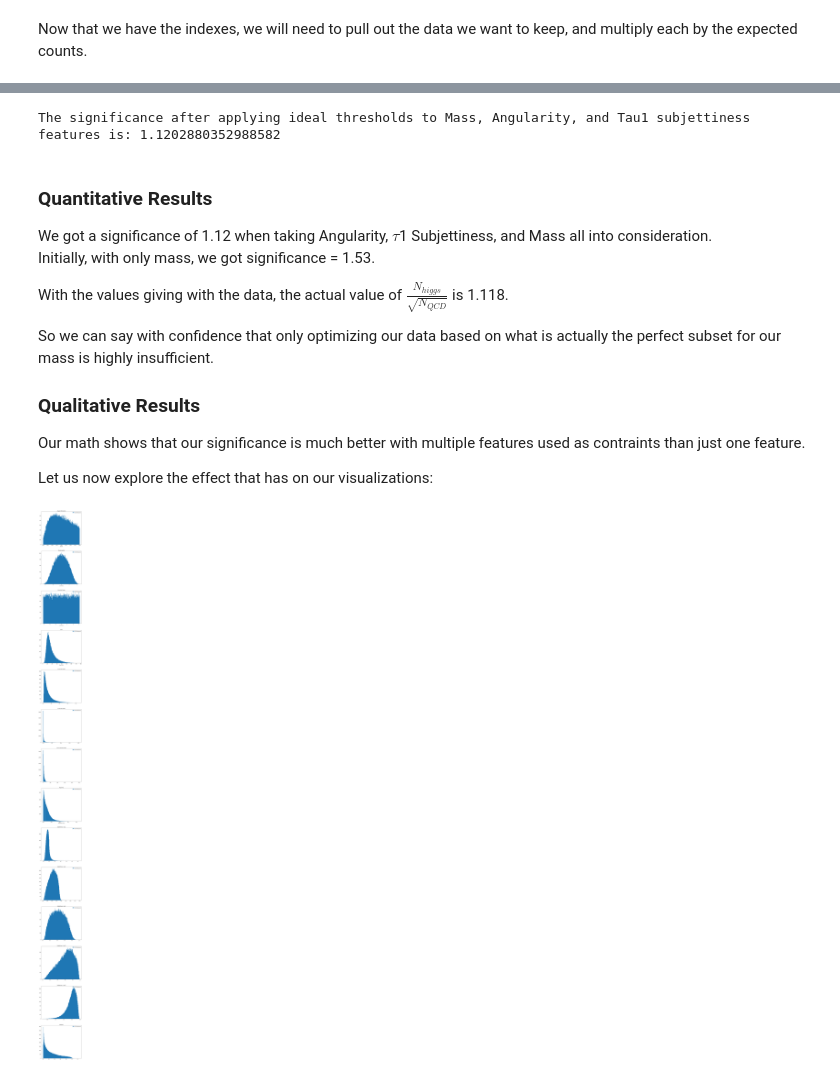
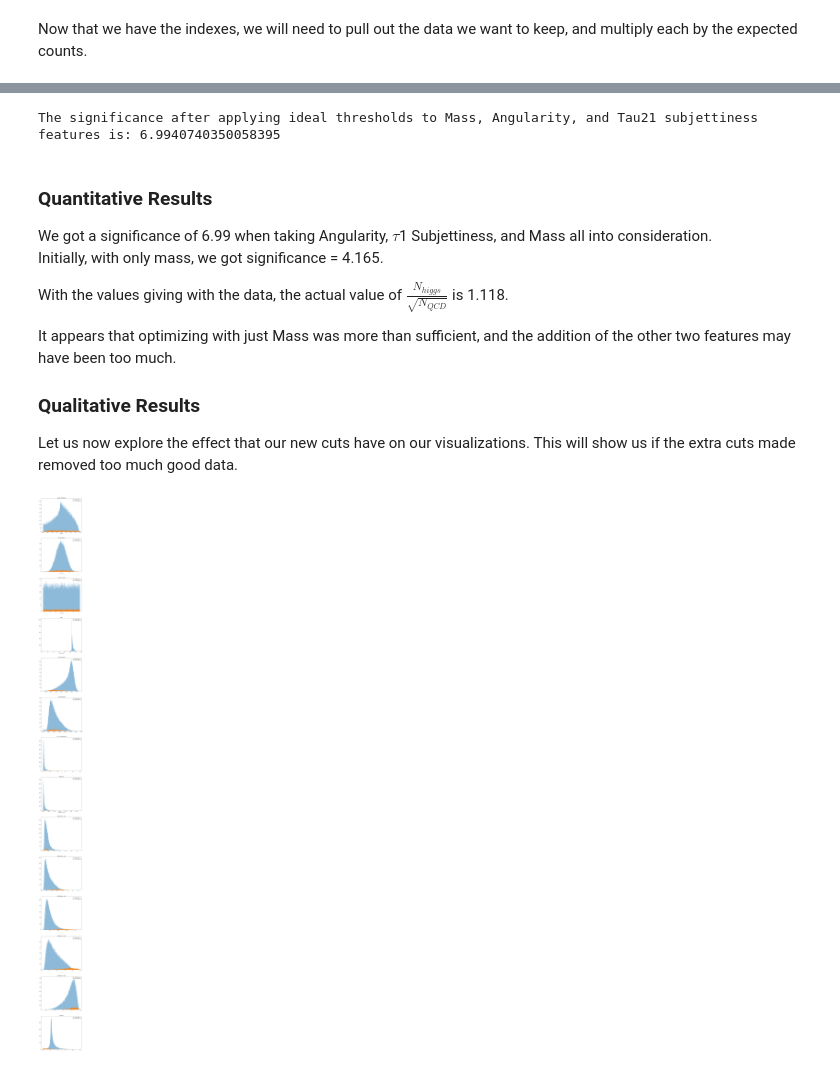
Before and after one commit to cseydlitz/phys434, a Jupyter notebook: FinalLab.ipynb, the cells around one changed output, grey strips where cells are left out. Drawn from its saved outputs; the diff is of its cells as text; code cells hidden in the pictures.

Commit message:
Fixed Lab7
Only updated fixed jupyter lab notebook, other files are not fixed.

```diff
--- a/FinalLab.ipynb
+++ b/FinalLab.ipynb
@@ -437,10 +437,10 @@ With the thresholds we ultimately found to be the best in Problem 2, we will now
 # %%
 # Get the indexes of the values we want to retain using the method select_indexes
 qcd_feature = higgs_qcd_stuff['MASS']['qcd_detail']['data']
-qcd_mass_indexes = select_indexes(23,155,qcd_feature)
+qcd_mass_indexes = select_indexes(124,128,qcd_feature)
 
 h_feature = higgs_qcd_stuff['MASS']['higgs_detail']['data']
-h_mass_indexes = select_indexes(23,155,h_feature)
+h_mass_indexes = select_indexes(124,128,h_feature)
 # %% [markdown]
 Now that we have the indexes, we will need to pull out the data we want to keep, and multiply each by the expected counts.
 # %%
@@ -497,16 +525,25 @@ That will get us counts for NHiggs and NQCD given our thresholds. From there we
 # %%
 # Get the indexes of the values we want to retain
-qcd_angularity_feature = higgs_qcd_stuff['ANG']['qcd_detail']['data']
-qcd_t1_feature = higgs_qcd_stuff['T1']['qcd_detail']['data']
+qcd_angularity_feature = []
+for ind in qcd_mass_indexes:
+    qcd_optimized_mass.append((higgs_qcd_stuff.get('ANG').get('qcd_detail').get('data',""))[ind])
 
-qcd_angularity_indexes = select_indexes(0,.01,qcd_angularity_feature)
-qcd_tau_indexes = select_indexes(.6,1.25,qcd_t1_feature)
+qcd_t1_feature = []
+for ind in qcd_mass_indexes:
+    qcd_optimized_mass.append((higgs_qcd_stuff.get('T21').get('qcd_detail').get('data',""))[ind])
 
-h_angularity_feature = higgs_qcd_stuff['ANG']['higgs_detail']['data']
-h_t1_feature = higgs_qcd_stuff['T1']['higgs_detail']['data']
+higgs_angularity_feature = []
+for ind in h_mass_indexes:
+    higgs_optimized_mass.append((higgs_qcd_stuff.get('ANG').get('higgs_detail').get('data',""))[ind])
 
-h_angularity_indexes = select_indexes(0,.01,h_angularity_feature)
-h_tau_indexes = select_indexes(.6,1.25,h_t1_feature)
+higgs_t1_feature = []
+for ind in h_mass_indexes:
+    higgs_optimized_mass.append((higgs_qcd_stuff.get('T21').get('higgs_detail').get('data',""))[ind])
+
+qcd_angularity_indexes = select_indexes(0,.0035,qcd_angularity_feature)
+qcd_tau_indexes = select_indexes(0,.75,qcd_t1_feature)
+h_angularity_indexes = select_indexes(0,.0035,h_angularity_feature)
+h_tau_indexes = select_indexes(0,.75,h_t1_feature)
 # %%
 # Creating and uniquifying the master lists to use for significance, and graphing
 qcd_master_list = []
@@ -520,48 +557,55 @@ higgs_master_list.extend(h_tau_indexes)
 qcd_unique_indexes = list(set(qcd_master_list))
 higgs_unique_indexes = list(set(higgs_master_list))
 
-
 # Find significance
 numerator = 50*(len(higgs_unique_indexes)/100000)
 denominator = np.sqrt(2000*(len(qcd_unique_indexes)/100000))
 significance = numerator/denominator
 
-print(f"The significance after applying ideal thresholds to Mass, Angularity, and Tau1"
+print(f"The significance after applying ideal thresholds to Mass, Angularity, and Tau21"
         f" subjettiness features is: {significance}")
 # %% [output]
-The significance after applying ideal thresholds to Mass, Angularity, and Tau1 subjettiness features is: 1.1202880352988582
+The significance after applying ideal thresholds to Mass, Angularity, and Tau21 subjettiness features is: 6.9940740350058395
 # %% [markdown]
 ### Quantitative Results
-We got a significance of 1.12 when taking Angularity, $\tau$1 Subjettiness, and Mass all into consideration.
-Initially, with only mass, we got significance = 1.53.
+We got a significance of 6.99 when taking Angularity, $\tau$1 Subjettiness, and Mass all into consideration.
+Initially, with only mass, we got significance = 4.165.
 
 With the values giving with the data, the actual value of $\frac{N_{higgs}}{\sqrt{N_{QCD}}}$ is 1.118.
 
-So we can say with confidence that only optimizing our data based on what is actually the perfect subset for our mass is highly insufficient.
+It appears that optimizing with just Mass was more than sufficient, and the addition of the other two features may have been too much.
 
 
 ### Qualitative Results
-Our math shows that our significance is much better with multiple features used as contraints than just one feature.
-
-Let us now explore the effect that has on our visualizations:
+Let us now explore the effect that our new cuts have on our visualizations. This will show us if the extra cuts made removed too much good data.
 # %%
 fig,ax=plt.subplots(14, 1, figsize=(10,140))
 
 for i in range(len(features_list)):
     qcd_optimized_fin = []
     for j in qcd_unique_indexes:
         qcd_optimized_fin.append((higgs_qcd_stuff.get(features_list[i]).get('qcd_detail').get('data',""))[j])
 
+    higgs_optimized_fin = []
+    for ind in higgs_unique_indexes:
+        higgs_optimized_fin.append((higgs_qcd_stuff.get(features_list[i]).get('higgs_detail').get('data',""))[ind])
+
+    # Creating a histogram of QCD data
+    ax[i].hist(
+        higgs_optimized_fin,
+        500,
+        alpha=.5,
+        label=higgs_qcd_stuff.get(features_list[i]).get('higgs_detail').get('legend_label',''))
     # Creating a histogram of QCD data
     ax[i].hist(
         qcd_optimized_fin,
         200,
         label=higgs_qcd_stuff.get(features_list[i]).get('qcd_detail').get('legend_label',''))
     # Setting graph details that are not sensitive to data source
     ax[i].set_title(higgs_qcd_stuff.get(features_list[i]).get('title',''))
     ax[i].set_xlabel(higgs_qcd_stuff.get(features_list[i]).get('xlabel',''))
     ax[i].legend(loc='upper right')
 
 plt.show()
 # %% [output]
-[figure, old version]
+[figure, new version]
```
Also changed, not shown: parts of 18 cells of this notebook.
